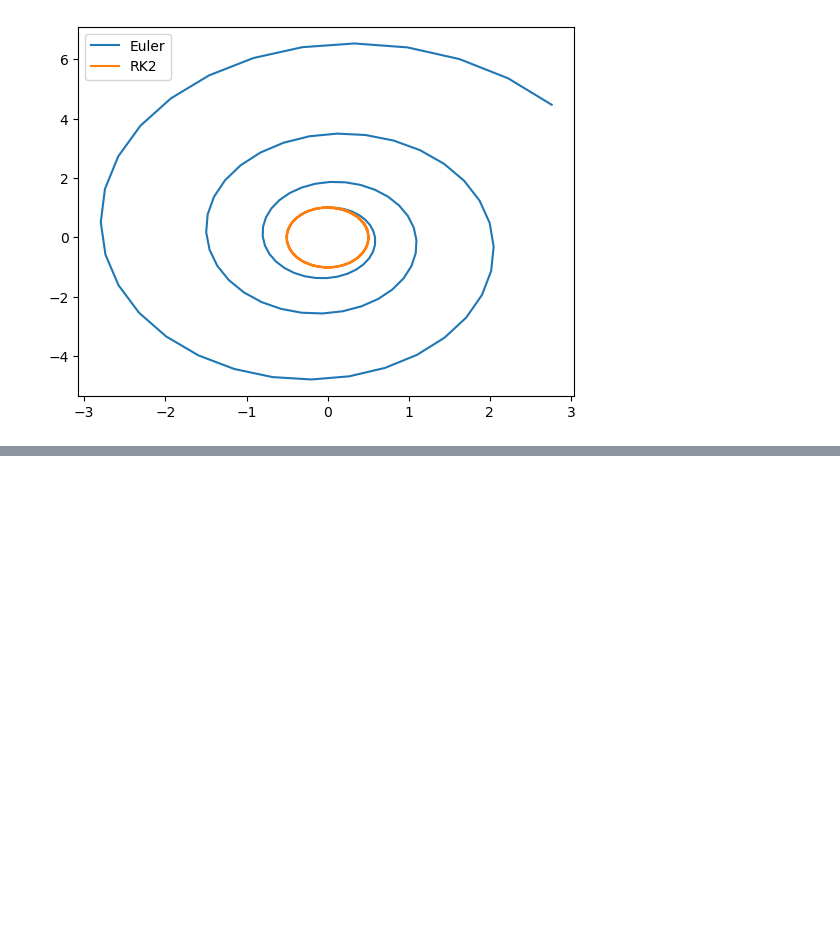
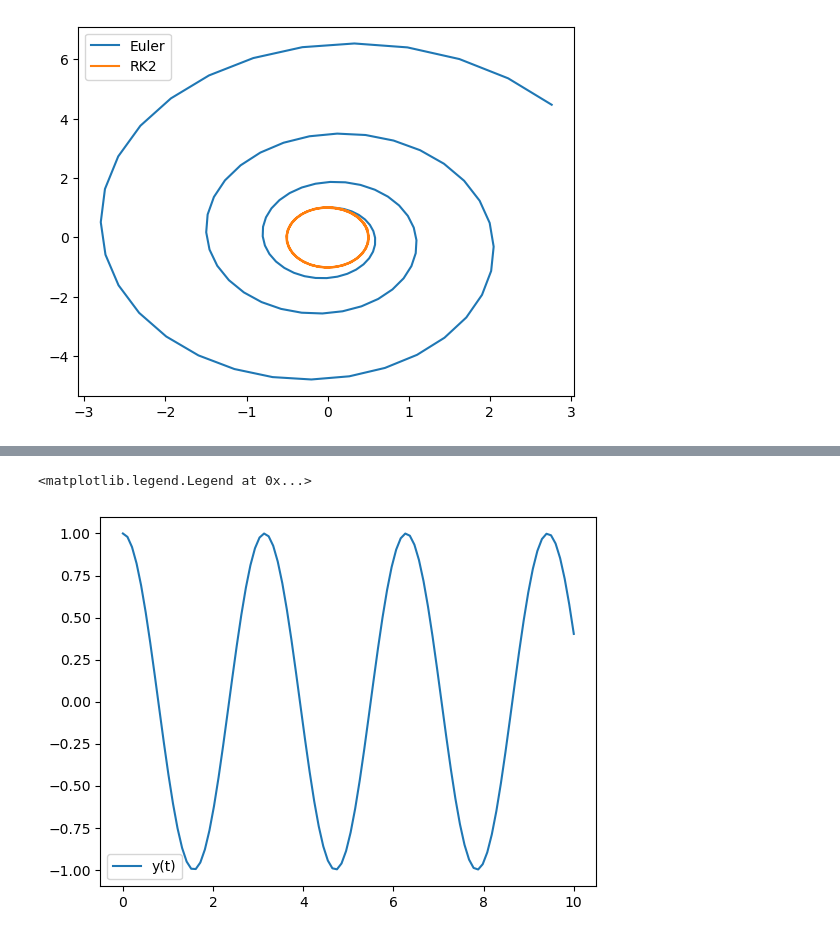
Before and after one commit to martin-calvo/MetodosComputacionales1012, a Jupyter notebook: Students/Cañas_5087/clases/Ecuaciones_diferenciales_ordinarias.ipynb, the cells around one changed output, grey strips where cells are left out. Cells and saved outputs as stored; diff of their text form; code cells hidden in the pictures; blank space fills up the shorter version.

```diff
--- a/Students/Cañas_5087/clases/Ecuaciones_diferenciales_ordinarias.ipynb
+++ b/Students/Cañas_5087/clases/Ecuaciones_diferenciales_ordinarias.ipynb
@@ -239,0 +346,18 @@ plt.show()
+# %%
+def f(t,y):
+    y1, y2 = y
+    dy1 = y2
+    dy2 = -4 * y1
+    return np.array([dy1, dy2])
+# %%
+t_span = (0,10)
+Y0 = [1. ,0.]
+t_evals = np.linspace(0, 10, 100)
+
+solucion = solve_ivp(f, t_span, Y0, t_eval = t_evals)
+# %%
+plt.plot(solucion.t, solucion.y[0], label  = 'y(t)')
+plt.legend()
+# %% [output]
+<matplotlib.legend.Legend at 0x...>
+[figure, added]
```
Also changed, not shown: parts of 11 cells of this notebook.
